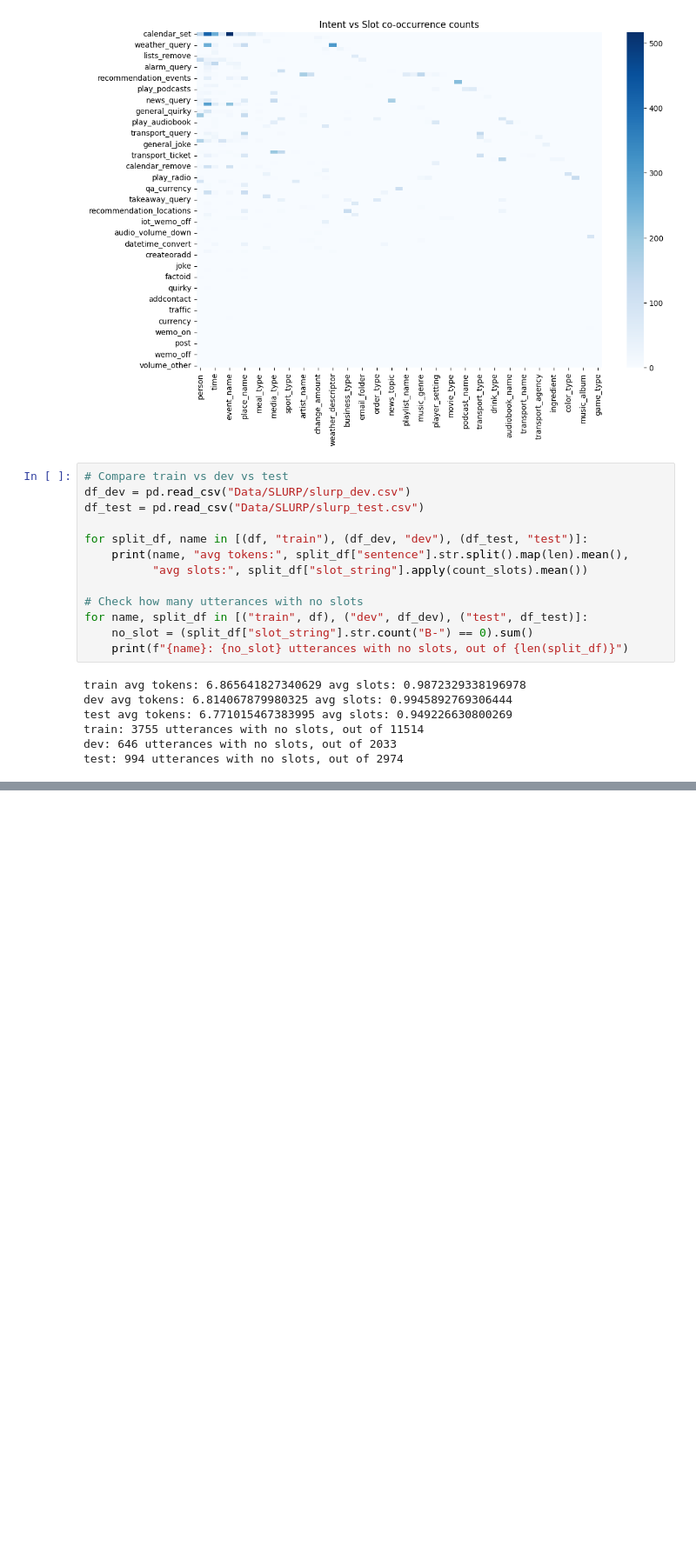
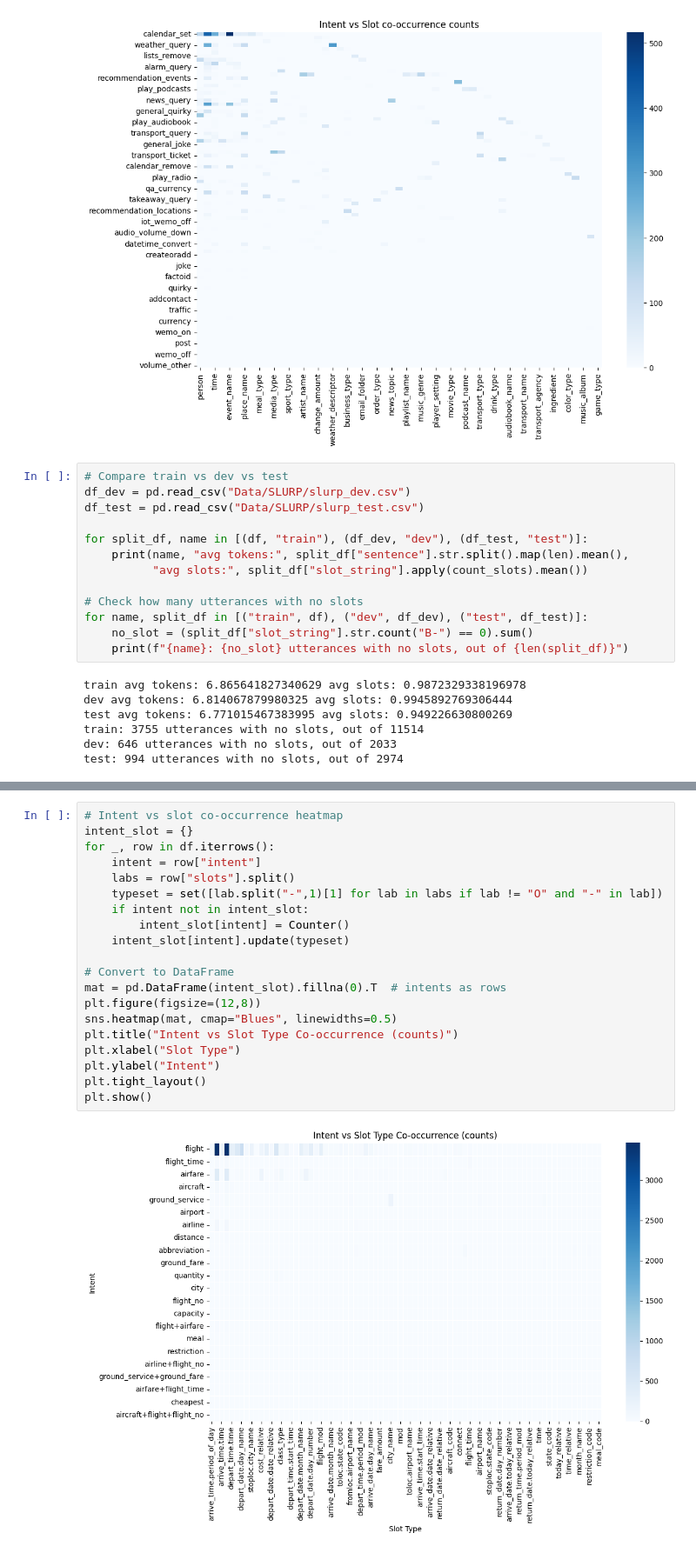
Before and after one commit to dhairya8luthra/Assignment_2_NLP, a Jupyter notebook: Assignment_2.ipynb, the cells around one changed output, grey strips where cells are left out. Shown at 87% size. Saved outputs shown, nothing was run; the diff lists cells and outputs as text; blank space fills up the shorter version.

```diff
--- a/Assignment_2.ipynb
+++ b/Assignment_2.ipynb
@@ -330,0 +429,22 @@ test: 994 utterances with no slots, out of 2974
+# %%
+# Intent vs slot co-occurrence heatmap
+intent_slot = {}
+for _, row in df.iterrows():
+    intent = row["intent"]
+    labs = row["slots"].split()
+    typeset = set([lab.split("-",1)[1] for lab in labs if lab != "O" and "-" in lab])
+    if intent not in intent_slot:
+        intent_slot[intent] = Counter()
+    intent_slot[intent].update(typeset)
+
+# Convert to DataFrame
+mat = pd.DataFrame(intent_slot).fillna(0).T  # intents as rows
+plt.figure(figsize=(12,8))
+sns.heatmap(mat, cmap="Blues", linewidths=0.5)
+plt.title("Intent vs Slot Type Co-occurrence (counts)")
+plt.xlabel("Slot Type")
+plt.ylabel("Intent")
+plt.tight_layout()
+plt.show()
+# %% [output]
+[figure, added]
```
Also changed, not shown: parts of 6 cells of this notebook.
